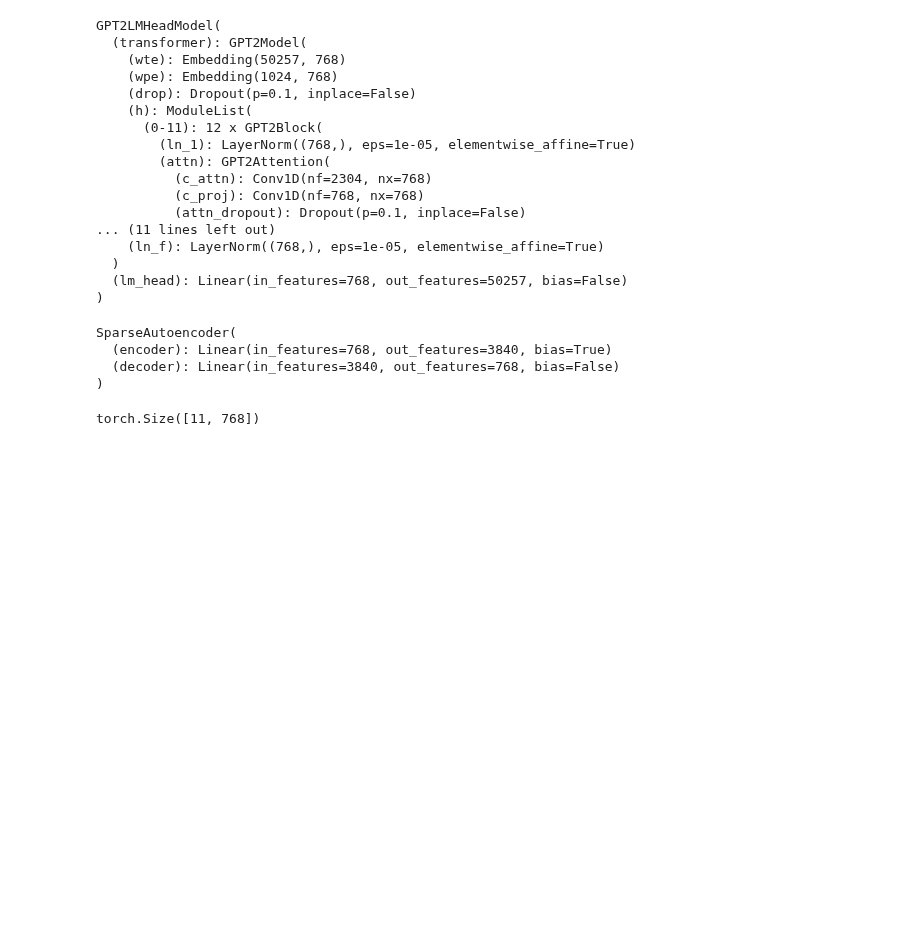
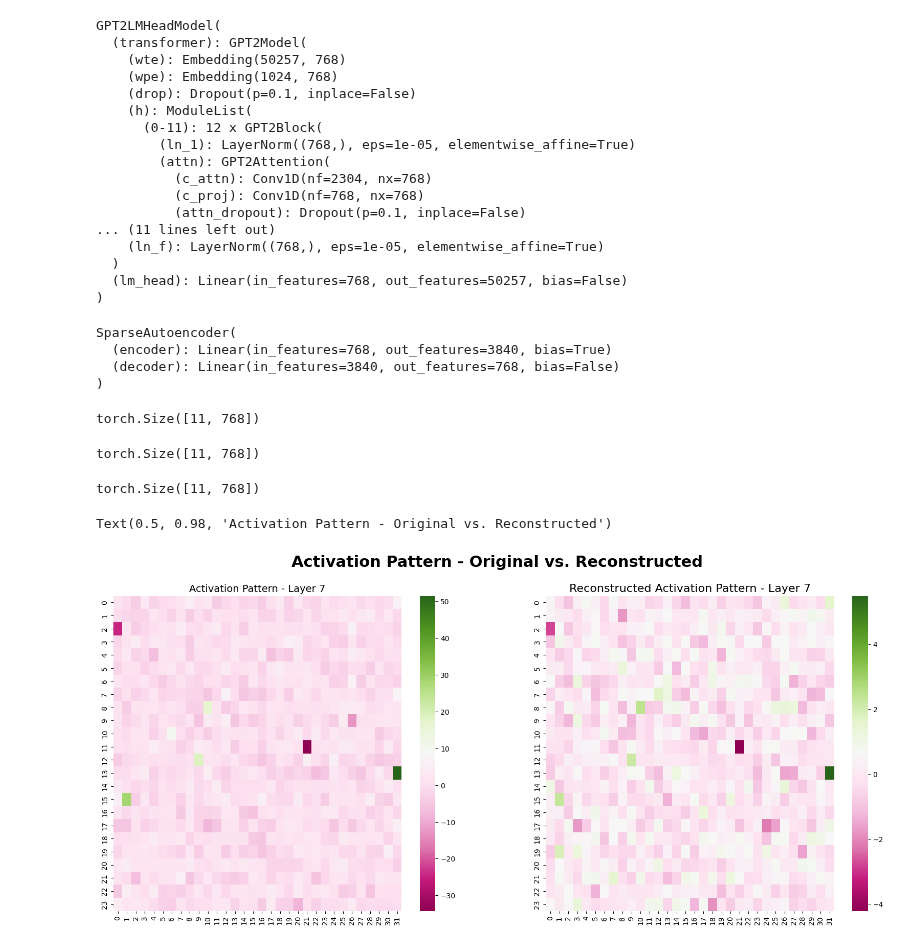
Before and after one commit to dnzy06/sae-project, a Jupyter notebook: notebooks/03_visualization.ipynb, the cells around one changed output. Cells and saved outputs as stored; diff of their text form; code cells hidden in the pictures; blank space fills up the shorter version.

Commit message:
updating visualization

```diff
--- a/notebooks/03_visualization.ipynb
+++ b/notebooks/03_visualization.ipynb
@@ -84,7 +84,47 @@ inputs = tokenizer(text, return_tensors="pt", truncation=True, max_length=128)
 # %%
 outputs = model(**inputs)
 act = activations[f'layer_{LAYER_NUM}'][0]  # [seq_len, 768]
+# %%
+act.shape
+# %% [output]
+torch.Size([11, 768])
 # %%
 act.shape
 # %% [output]
 torch.Size([11, 768])
+# %%
+sae = SparseAutoencoder(
+    input_dim=768,
+    hidden_dim=3840,  # 5x expansion
+    sparsity_coef=64,  # Keep top 64 features active (adjust based on desired sparsity)
+    normalize_eps=1e-6
+)
+# %%
+# Check reconstruction error
+
+reconstructed, hidden = sae.forward(act)
+# %%
+reconstructed.shape
+# %% [output]
+torch.Size([11, 768])
+# %%
+import matplotlib.pyplot as plt
+
+fig, (ax1, ax2) = plt.subplots(1, 2, figsize=(20, 8))
+
+sns.heatmap(act.detach().numpy()[4].reshape(24,32),cmap="PiYG", ax = ax1)
+ax1.set_title("Activation Pattern - Layer 7", fontsize=14)
+
+
+sns.heatmap(reconstructed.detach().numpy()[4].reshape(24,32),cmap="PiYG", ax = ax2)
+ax2.set_title("Reconstructed Activation Pattern - Layer 7", fontsize=16)
+
+fig.suptitle(
+    'Activation Pattern - Original vs. Reconstructed',
+    fontsize=22,           # Large font
+    fontweight='bold',     # Bold
+    y=0.98                 # Position (0.98 = near top)
+)
+# %% [output]
+Text(0.5, 0.98, 'Activation Pattern - Original vs. Reconstructed')
+[figure, added]
```
Also changed, not shown: parts of 2 cells of this notebook, 5 other files.
